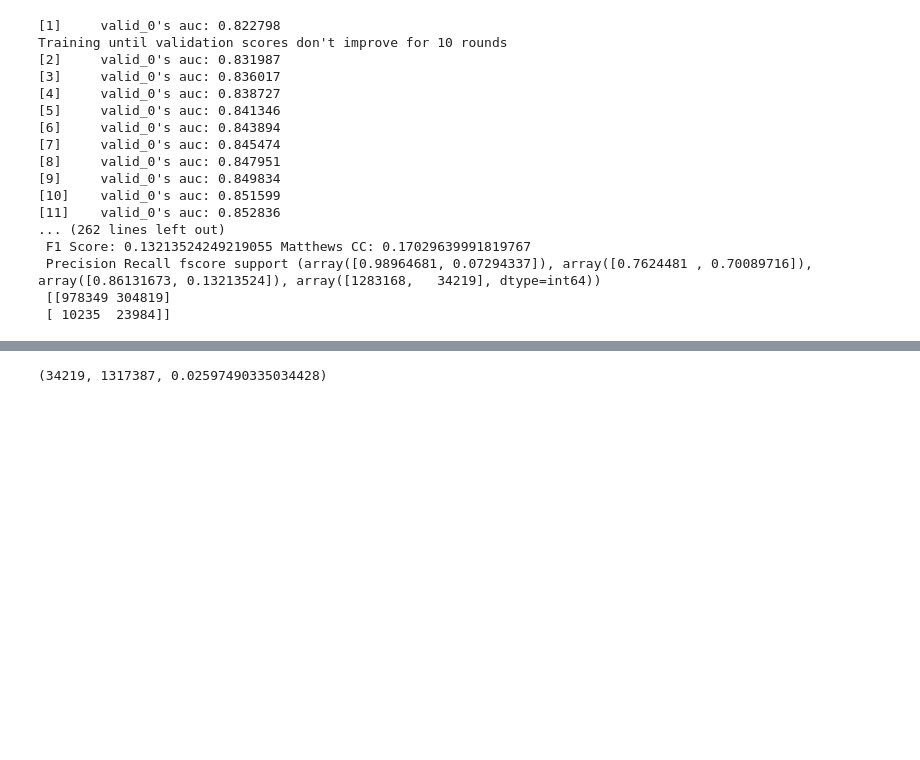
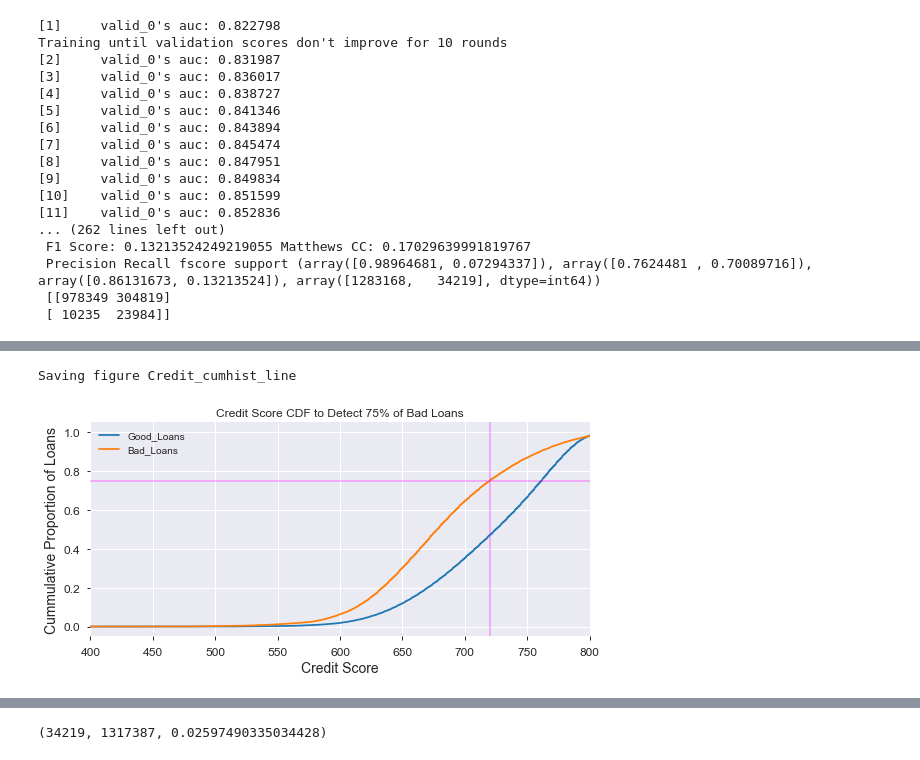
Before and after one commit to tsofoon/freddie, a Jupyter notebook: freddie_final.ipynb, the cells around one changed output, grey strips where cells are left out. Drawn from its saved outputs; the diff is of its cells as text; code cells hidden in the pictures; blank space fills up the shorter version.

```diff
--- a/freddie_final.ipynb
+++ b/freddie_final.ipynb
@@ -791,0 +803,5 @@ Saving figure Credit_cumhist
+# %%
+c_hist=pd.DataFrame([bins,n_good,n_bad]).transpose()
+c_hist.columns = ['Credit_Score','Good_Loans','Bad_Loans']
+c_hist.set_index('Credit_Score')
+c_hist[c_hist['Bad_Loans']>0.745].head()
@@ -791,0 +815,13 @@ Saving figure Credit_cumhist
+# %%
+
+ax = c_hist.plot(x = 'Credit_Score',figsize=(8, 4))
+ax.axhline(0.75,color= 'magenta', alpha = 0.3)
+ax.axvline(720, color = 'magenta', alpha = 0.3)
+ax.set_title('Credit Score CDF to Detect 75% of Bad Loans')
+ax.set_xlabel('Credit Score')
+ax.set_ylabel('Cummulative Proportion of Loans')
+ax.set_xlim(400,800)
+save_fig('Credit_cumhist_line')
+# %% [output]
+Saving figure Credit_cumhist_line
+[figure, added]
```
Also changed, not shown: parts of 4 cells of this notebook.
